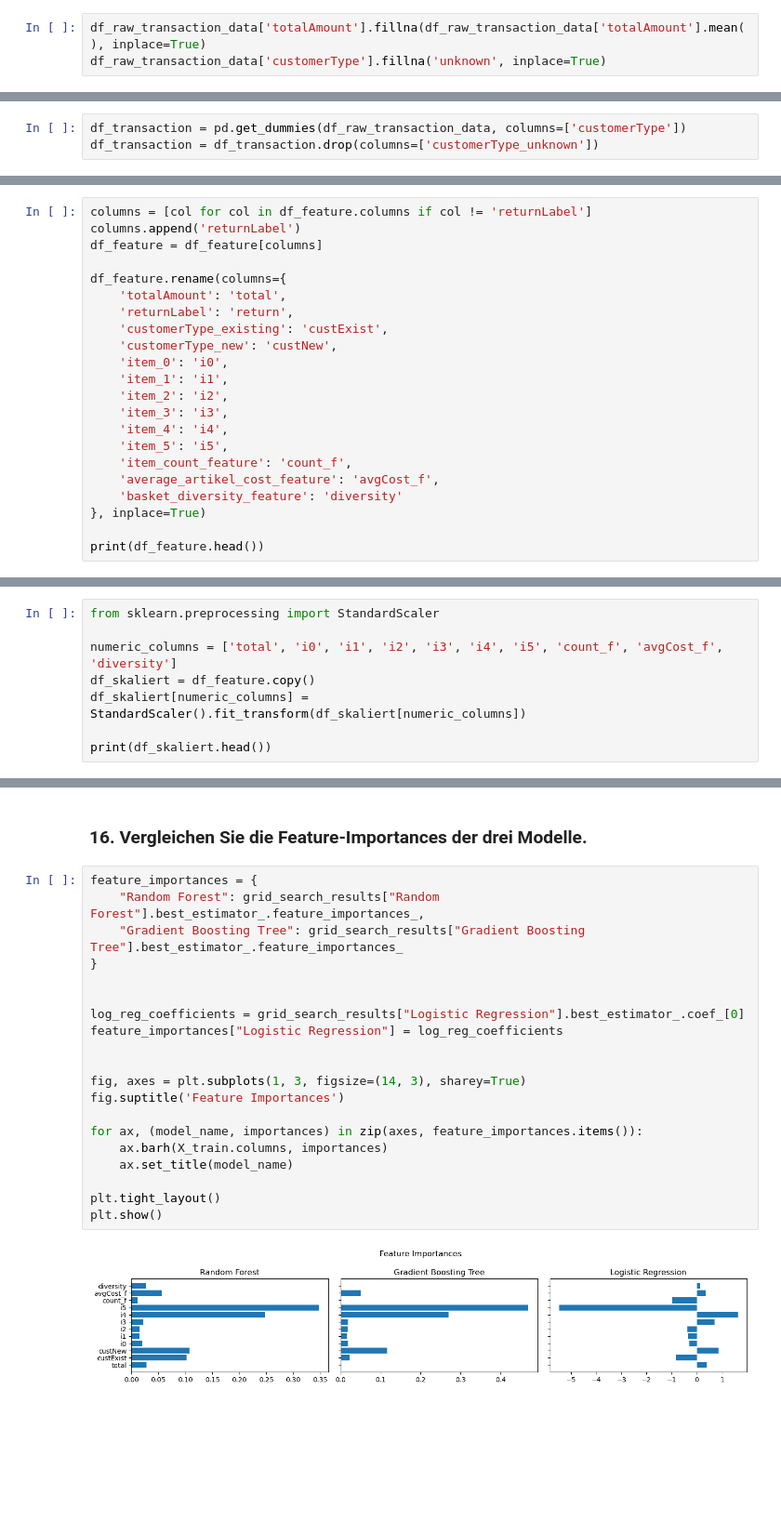
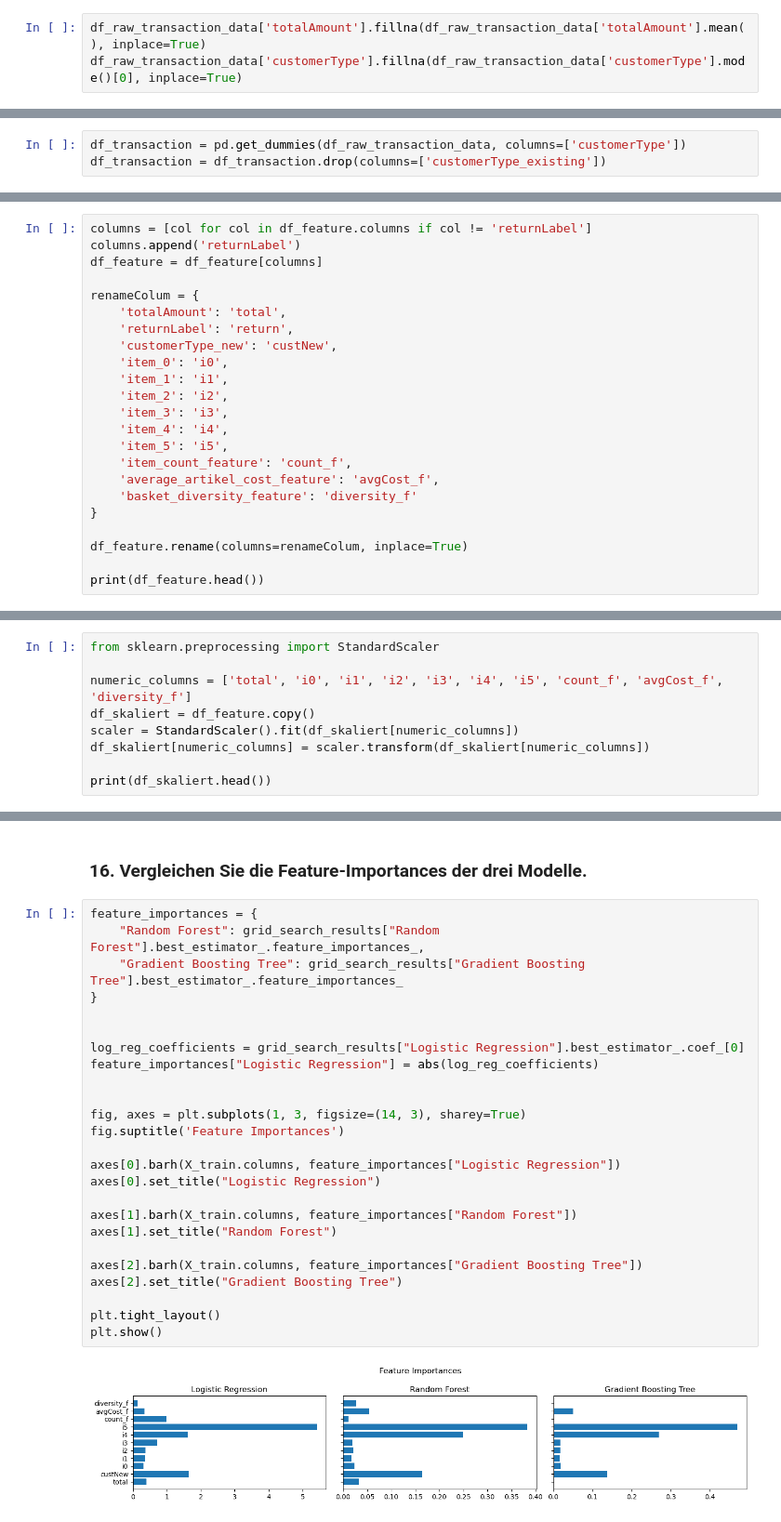
Before and after one commit to jkobh/ML-Projekt, a Jupyter notebook: ML-Modell.ipynb, the cells around one changed output, grey strips where cells are left out. Shown: that part at 93% size. Saved outputs shown, nothing was run; the diff lists cells and outputs as text; blank space fills up the shorter version.

```diff
--- a/ML-Modell.ipynb
+++ b/ML-Modell.ipynb
@@ -70,12 +70,12 @@ dtype: int64
 Der Datensatz enthält 919 NaN-Werte.
 # %%
 df_raw_transaction_data['totalAmount'].fillna(df_raw_transaction_data['totalAmount'].mean(), inplace=True)
-df_raw_transaction_data['customerType'].fillna('unknown', inplace=True)
+df_raw_transaction_data['customerType'].fillna(df_raw_transaction_data['customerType'].mode()[0], inplace=True)
 # %% [markdown]
 ### 4 One-hot-encoding
 # %%
 df_transaction = pd.get_dummies(df_raw_transaction_data, columns=['customerType'])
-df_transaction = df_transaction.drop(columns=['customerType_unknown'])
+df_transaction = df_transaction.drop(columns=['customerType_existing'])
 # %%
 basket_matrix = pd.DataFrame(0, index=df_transaction.index, columns=[f'item_{i}' for i in range(6)])
 
@@ -116,10 +116,9 @@ columns = [col for col in df_feature.columns if col != 'returnLabel']
 columns.append('returnLabel')
 df_feature = df_feature[columns]
 
-df_feature.rename(columns={
+renameColum = {
     'totalAmount': 'total',
     'returnLabel': 'return',
-    'customerType_existing': 'custExist',
     'customerType_new': 'custNew',
     'item_0': 'i0',
     'item_1': 'i1',
@@ -129,8 +128,10 @@ df_feature.rename(columns={
     'item_5': 'i5',
     'item_count_feature': 'count_f',
     'average_artikel_cost_feature': 'avgCost_f',
-    'basket_diversity_feature': 'diversity'
-}, inplace=True)
+    'basket_diversity_feature': 'diversity_f'
+}
+
+df_feature.rename(columns=renameColum, inplace=True)
 
 print(df_feature.head())
 # %% [output]
@@ -145,9 +146,10 @@ print(df_feature.head())
 # %%
 from sklearn.preprocessing import StandardScaler
 
-numeric_columns = ['total', 'i0', 'i1', 'i2', 'i3', 'i4', 'i5', 'count_f', 'avgCost_f', 'diversity']
+numeric_columns = ['total', 'i0', 'i1', 'i2', 'i3', 'i4', 'i5', 'count_f', 'avgCost_f', 'diversity_f']
 df_skaliert = df_feature.copy()
-df_skaliert[numeric_columns] = StandardScaler().fit_transform(df_skaliert[numeric_columns])
+scaler = StandardScaler().fit(df_skaliert[numeric_columns])
+df_skaliert[numeric_columns] = scaler.transform(df_skaliert[numeric_columns])
 
 print(df_skaliert.head())
 # %% [output]
@@ -409,22 +316,27 @@ Indices misclassified by Gradient Boosting Tree: [30, 35, 39, 80, 84, 91, 116, 1
 # %%
 feature_importances = {
     "Random Forest": grid_search_results["Random Forest"].best_estimator_.feature_importances_,
     "Gradient Boosting Tree": grid_search_results["Gradient Boosting Tree"].best_estimator_.feature_importances_
 }
 
 
 log_reg_coefficients = grid_search_results["Logistic Regression"].best_estimator_.coef_[0]
-feature_importances["Logistic Regression"] = log_reg_coefficients
+feature_importances["Logistic Regression"] = abs(log_reg_coefficients)
 
 
 fig, axes = plt.subplots(1, 3, figsize=(14, 3), sharey=True)
 fig.suptitle('Feature Importances')
 
-for ax, (model_name, importances) in zip(axes, feature_importances.items()):
-    ax.barh(X_train.columns, importances)
-    ax.set_title(model_name)
+axes[0].barh(X_train.columns, feature_importances["Logistic Regression"])
+axes[0].set_title("Logistic Regression")
+
+axes[1].barh(X_train.columns, feature_importances["Random Forest"])
+axes[1].set_title("Random Forest")
+
+axes[2].barh(X_train.columns, feature_importances["Gradient Boosting Tree"])
+axes[2].set_title("Gradient Boosting Tree")
 
 plt.tight_layout()
 plt.show()
 # %% [output]
-[figure, old version]
+[figure, new version]
```
Also changed, not shown: parts of 14 cells of this notebook.
